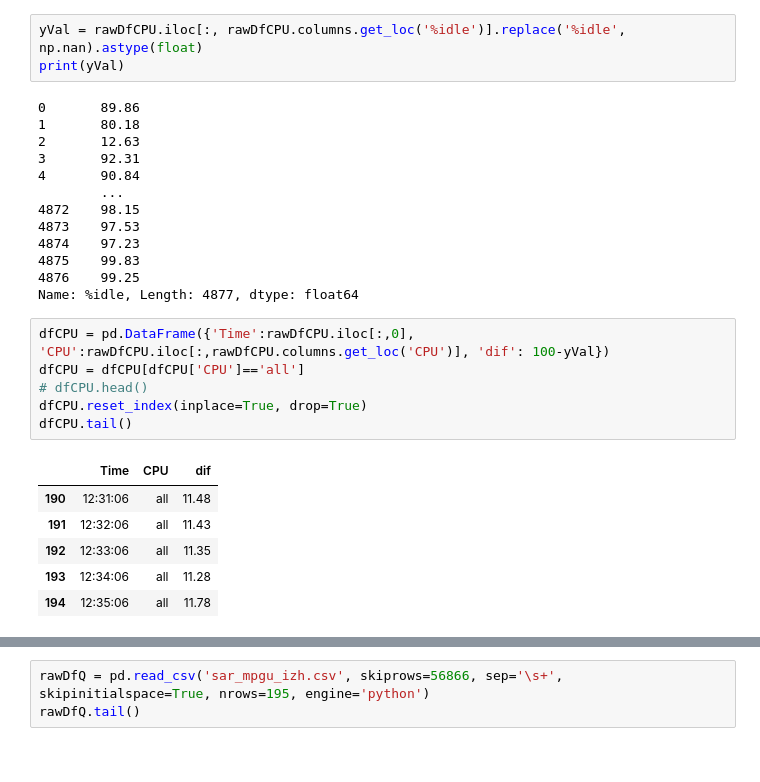
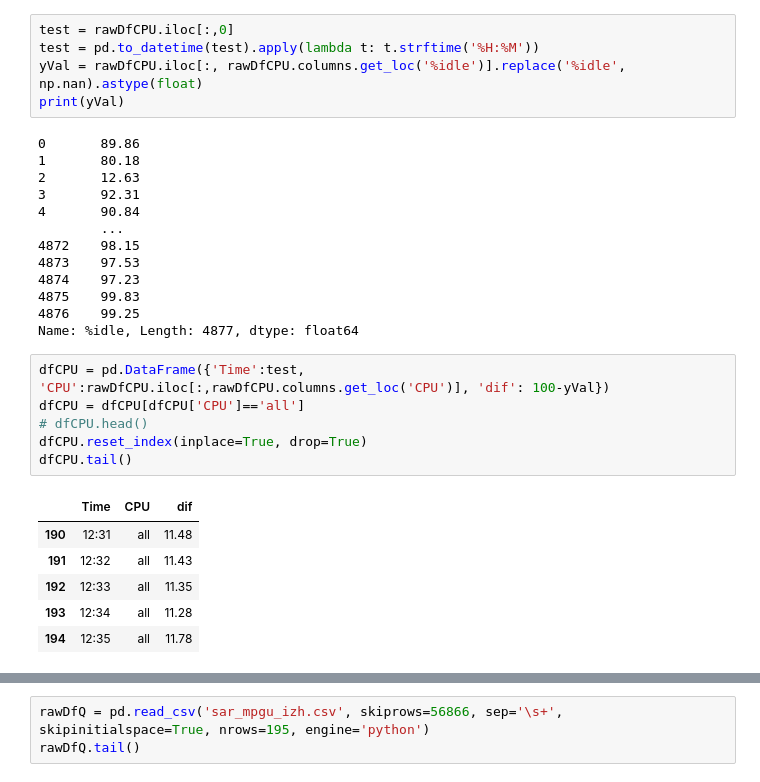
Before and after one commit to polypolina/python_graphs, a Jupyter notebook: graphCPU.ipynb, the cells around one changed output, grey strips where cells are left out. Saved outputs shown, nothing was run; the diff lists cells and outputs as text.

```diff
--- a/graphCPU.ipynb
+++ b/graphCPU.ipynb
@@ -24,6 +14,8 @@ rawDfCPU.tail()
 | 4875 | 12:35:06 | 22 | 0.03 | 0.00 | 0.13 | 0.00 | 0.00 | 0.00 | 0.00 | 0.00 | 99.83 |
 | 4876 | 12:35:06 | 23 | 0.33 | 0.00 | 0.42 | 0.00 | 0.00 | 0.00 | 0.00 | 0.00 | 99.25 |
 # %%
+test = rawDfCPU.iloc[:,0]
+test = pd.to_datetime(test).apply(lambda t: t.strftime('%H:%M'))
 yVal = rawDfCPU.iloc[:, rawDfCPU.columns.get_loc('%idle')].replace('%idle', np.nan).astype(float)
 print(yVal)
 # %% [output]
@@ -40,15 +32,15 @@ print(yVal)
 4876    99.25
 Name: %idle, Length: 4877, dtype: float64
 # %%
-dfCPU = pd.DataFrame({'Time':rawDfCPU.iloc[:,0], 'CPU':rawDfCPU.iloc[:,rawDfCPU.columns.get_loc('CPU')], 'dif': 100-yVal})
+dfCPU = pd.DataFrame({'Time':test, 'CPU':rawDfCPU.iloc[:,rawDfCPU.columns.get_loc('CPU')], 'dif': 100-yVal})
 dfCPU = dfCPU[dfCPU['CPU']=='all']
 # dfCPU.head()
 dfCPU.reset_index(inplace=True, drop=True)
 dfCPU.tail()
 # %% [output]
 |  | Time | CPU | dif |
-| 190 | 12:31:06 | all | 11.48 |
-| 191 | 12:32:06 | all | 11.43 |
-| 192 | 12:33:06 | all | 11.35 |
-| 193 | 12:34:06 | all | 11.28 |
-| 194 | 12:35:06 | all | 11.78 |
+| 190 | 12:31 | all | 11.48 |
+| 191 | 12:32 | all | 11.43 |
+| 192 | 12:33 | all | 11.35 |
+| 193 | 12:34 | all | 11.28 |
+| 194 | 12:35 | all | 11.78 |
```
Also changed, not shown: parts of 5 cells of this notebook, 23 other files.
